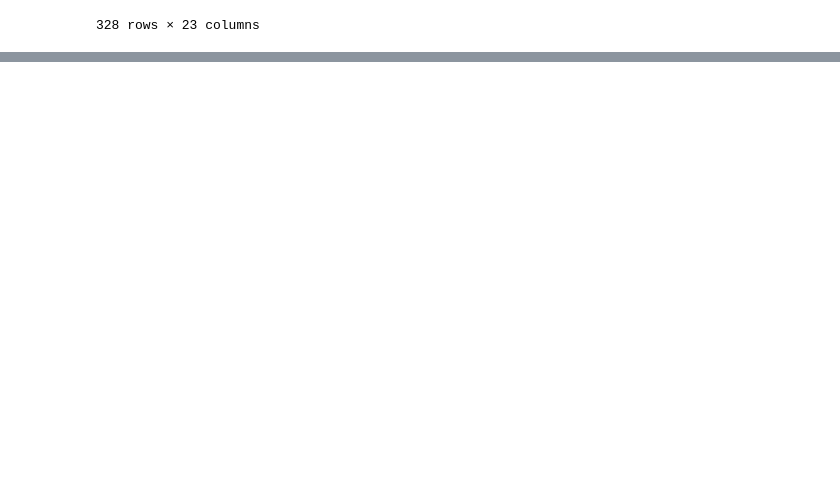
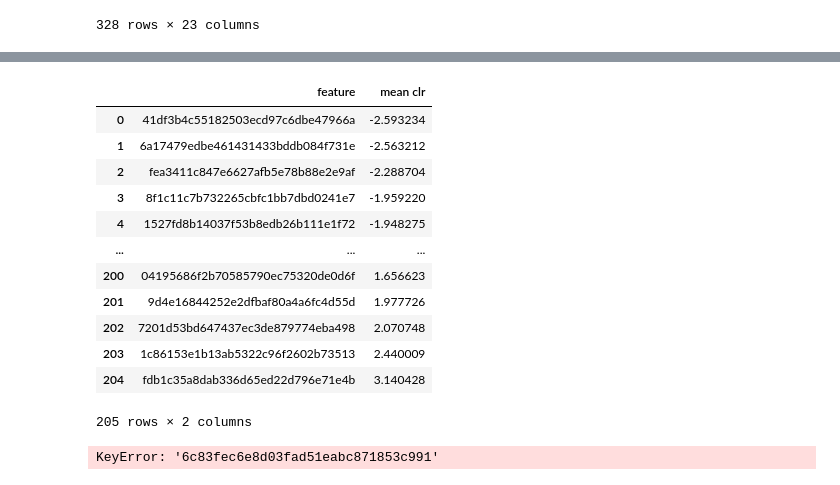
Before and after one commit to nzhang20/Causal-Discovery-on-Gut-Microbial-Data-for-Disease-Risk-Prediction, a Jupyter notebook: notebooks/birdman.ipynb, the cells around one changed output, grey strips where cells are left out. Saved outputs shown, nothing was run; the diff lists cells and outputs as text; code cells hidden in the pictures; blank space fills up the shorter version.

```diff
--- a/notebooks/birdman.ipynb
+++ b/notebooks/birdman.ipynb
@@ -304,0 +393,7 @@ ax = viz.plot_parameter_estimates(
+# %%
+param_means = inference.posterior['beta_var'].sel(
+    **{'covariate': 'Disease_Type[T.Metabolic]'}
+    ).mean(['chain', 'draw'])
+sort_indices = param_means.argsort().data
+param_means = param_means.data[sort_indices]
+param_labels = inference.posterior['feature'].data[sort_indices]
@@ -304,0 +438,20 @@ ax = viz.plot_parameter_estimates(
+# %%
+pd.DataFrame({'feature': param_labels, 'mean clr': param_means})
+# %% [output]
+|  | feature | mean clr |
+| 0 | 41df3b4c55182503ecd97c6dbe47966a | -2.593234 |
+| 1 | 6a17479edbe461431433bddb084f731e | -2.563212 |
+| 2 | fea3411c847e6627afb5e78b88e2e9af | -2.288704 |
+| 3 | 8f1c11c7b732265cbfc1bb7dbd0241e7 | -1.959220 |
+| 4 | 1527fd8b14037f53b8edb26b111e1f72 | -1.948275 |
+| ... | ... | ... |
+| 200 | 04195686f2b70585790ec75320de0d6f | 1.656623 |
+| 201 | 9d4e16844252e2dfbaf80a4a6fc4d55d | 1.977726 |
+| 202 | 7201d53bd647437ec3de879774eba498 | 2.070748 |
+| 203 | 1c86153e1b13ab5322c96f2602b73513 | 2.440009 |
+| 204 | fdb1c35a8dab336d65ed22d796e71e4b | 3.140428 |
+205 rows × 2 columns
+# %%
+taxonomy.loc[param_labels[25]]
+# %% [output]
+KeyError: '6c83fec6e8d03fad51eabc871853c991'
```
Also changed, not shown: parts of 9 cells of this notebook.
